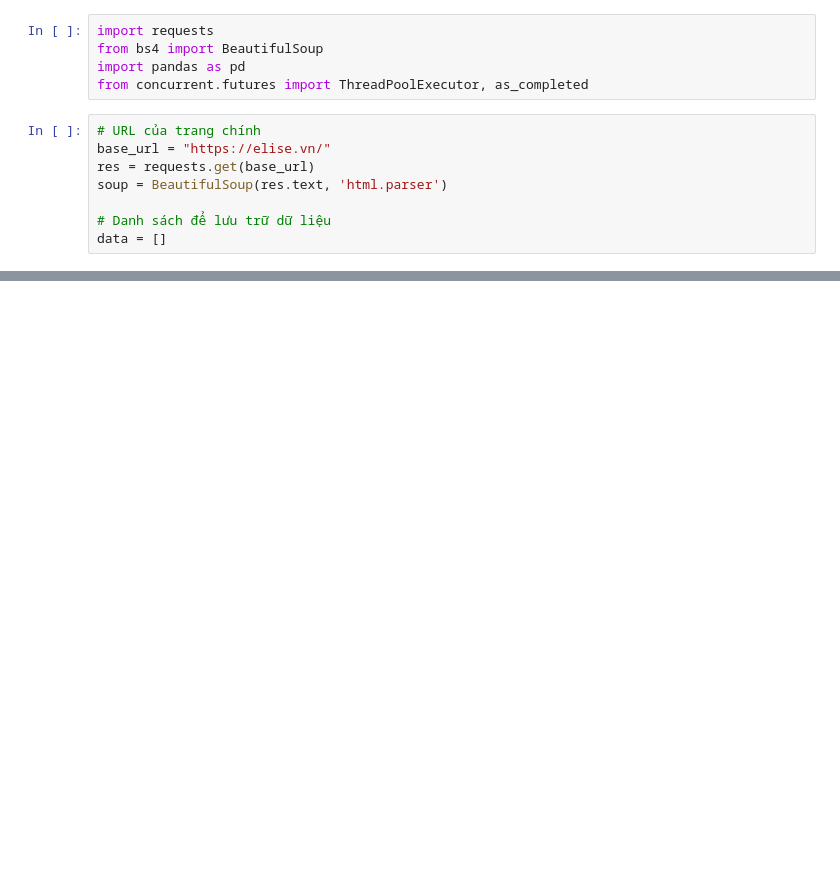
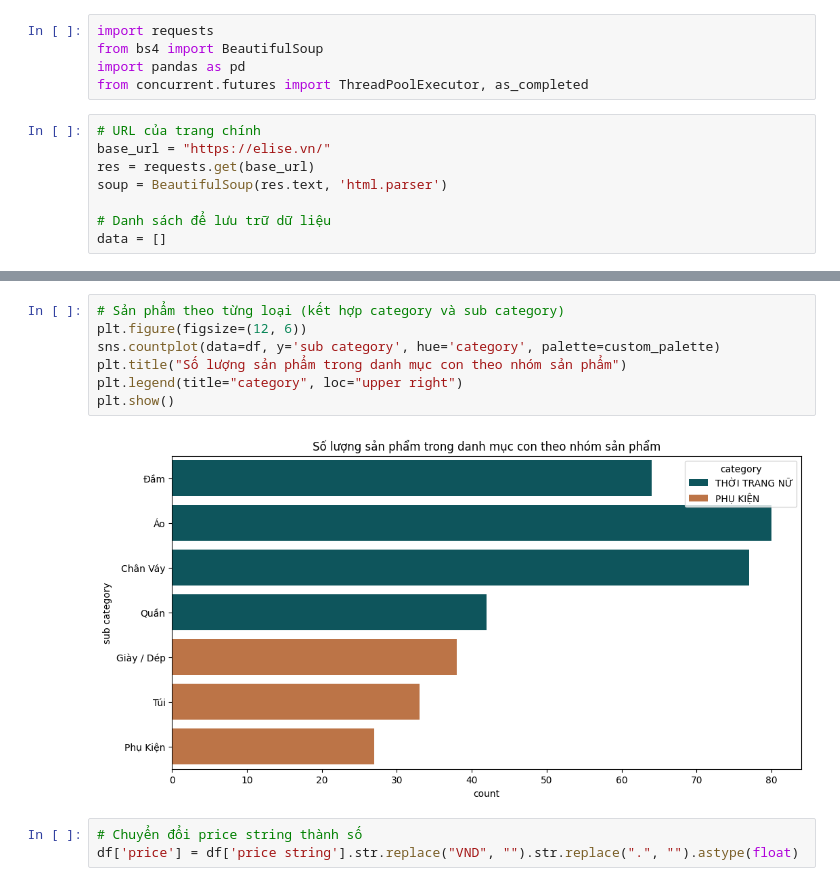
Before and after one commit to TuyetNguyenThi/HocKyDoanhNghiep, a Jupyter notebook: Nhiemvubosung.ipynb, the cells around one changed output, grey strips where cells are left out. Drawn from its saved outputs; the diff is of its cells as text; blank space fills up the shorter version.

```diff
--- a/Nhiemvubosung.ipynb
+++ b/Nhiemvubosung.ipynb
@@ -99,0 +167,12 @@ df.to_excel("C:/Users/Documents/Nhiem vu bo sung/Nhiem vu bo sung.xlsx" , index=
+# %%
+# Sản phẩm theo từng loại (kết hợp category và sub category)
+plt.figure(figsize=(12, 6))
+sns.countplot(data=df, y='sub category', hue='category', palette=custom_palette)
+plt.title("Số lượng sản phẩm trong danh mục con theo nhóm sản phẩm")
+plt.legend(title="category", loc="upper right")
+plt.show()
+# %% [output]
+[figure, added]
+# %%
+# Chuyển đổi price string thành số
+df['price'] = df['price string'].str.replace("VND", "").str.replace(".", "").astype(float)
```
Also changed, not shown: parts of 14 cells of this notebook.
